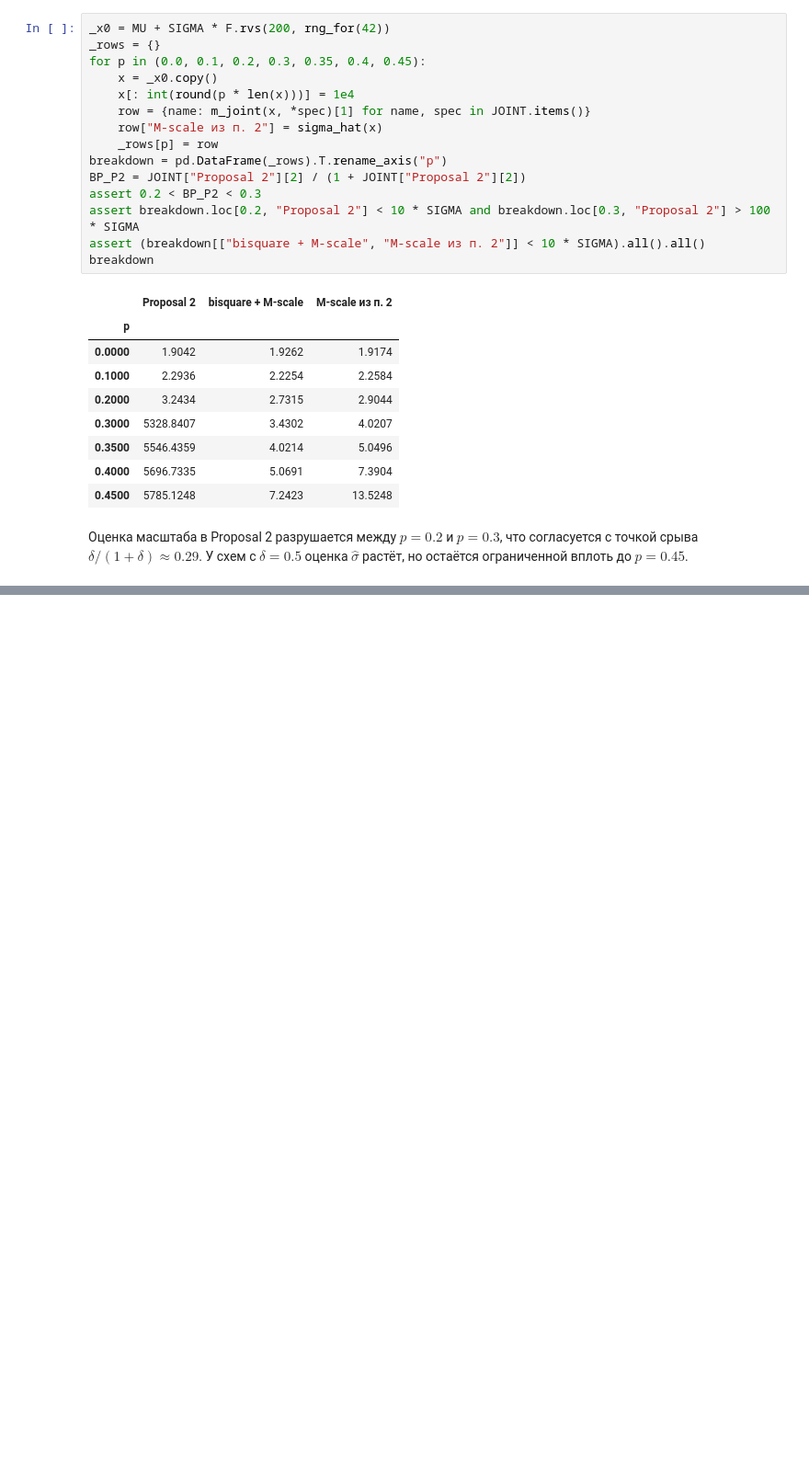
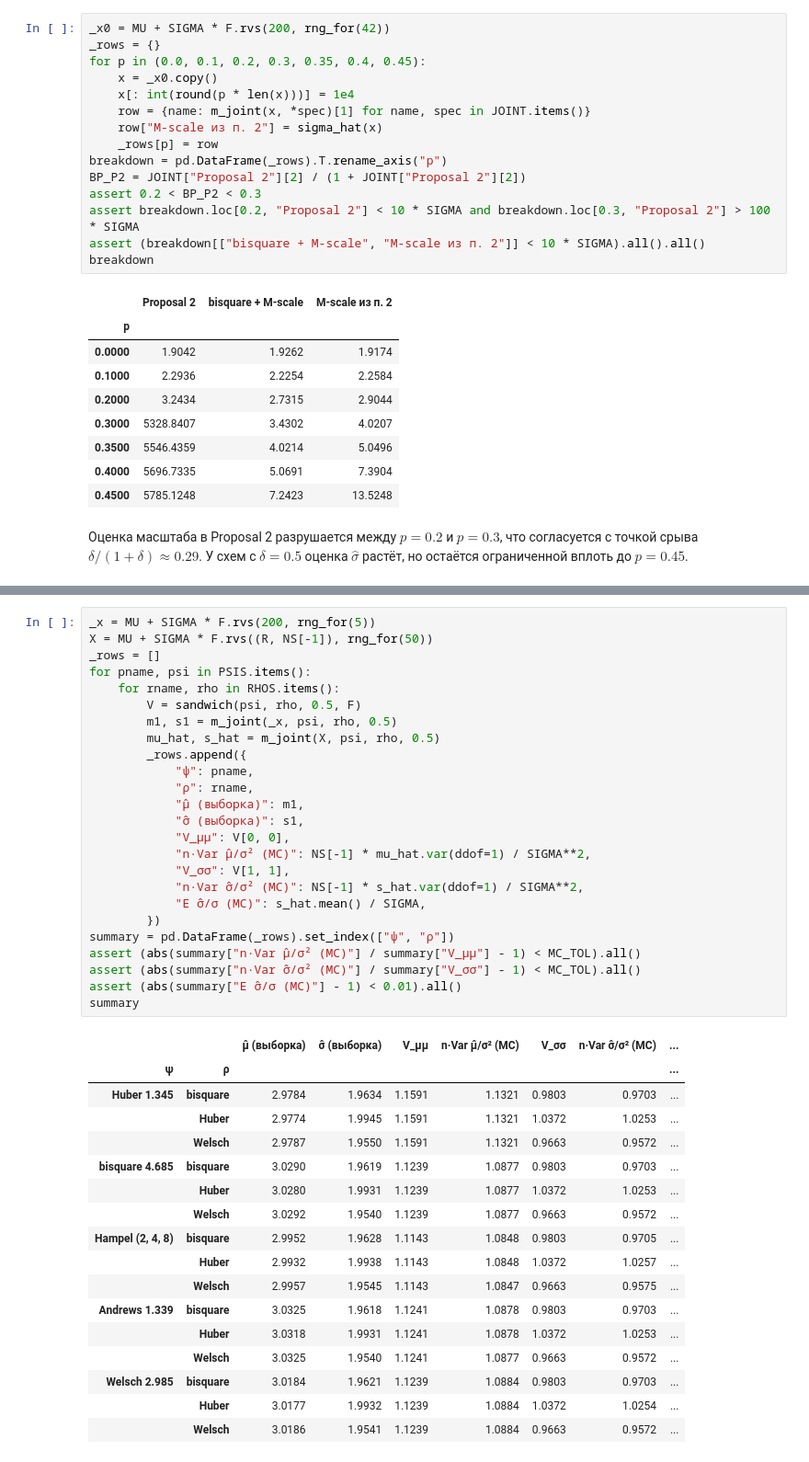
Before and after one commit to paulhowever/stata_ai_2026_WW, a Jupyter notebook: lab1.ipynb, the cells around one changed output, grey strips where cells are left out. Shown at 92% size. Saved outputs shown, nothing was run; the diff lists cells and outputs as text; blank space fills up the shorter version.

```diff
--- a/lab1.ipynb
+++ b/lab1.ipynb
@@ -787,0 +819,43 @@ breakdown
+# %%
+_x = MU + SIGMA * F.rvs(200, rng_for(5))
+X = MU + SIGMA * F.rvs((R, NS[-1]), rng_for(50))
+_rows = []
+for pname, psi in PSIS.items():
+    for rname, rho in RHOS.items():
+        V = sandwich(psi, rho, 0.5, F)
+        m1, s1 = m_joint(_x, psi, rho, 0.5)
+        mu_hat, s_hat = m_joint(X, psi, rho, 0.5)
+        _rows.append({
+            "ψ": pname,
+            "ρ": rname,
+            "μ̂ (выборка)": m1,
+            "σ̂ (выборка)": s1,
+            "V_μμ": V[0, 0],
+            "n·Var μ̂/σ² (MC)": NS[-1] * mu_hat.var(ddof=1) / SIGMA**2,
+            "V_σσ": V[1, 1],
+            "n·Var σ̂/σ² (MC)": NS[-1] * s_hat.var(ddof=1) / SIGMA**2,
+            "E σ̂/σ (MC)": s_hat.mean() / SIGMA,
+        })
+summary = pd.DataFrame(_rows).set_index(["ψ", "ρ"])
+assert (abs(summary["n·Var μ̂/σ² (MC)"] / summary["V_μμ"] - 1) < MC_TOL).all()
+assert (abs(summary["n·Var σ̂/σ² (MC)"] / summary["V_σσ"] - 1) < MC_TOL).all()
+assert (abs(summary["E σ̂/σ (MC)"] - 1) < 0.01).all()
+summary
+# %% [output]
+|  |  | μ̂ (выборка) | σ̂ (выборка) | V_μμ | n·Var μ̂/σ² (MC) | V_σσ | n·Var σ̂/σ² (MC) | ... |
+| ψ | ρ |  |  |  |  |  |  | ... |
+| Huber 1.345 | bisquare | 2.9784 | 1.9634 | 1.1591 | 1.1321 | 0.9803 | 0.9703 | ... |
+|  | Huber | 2.9774 | 1.9945 | 1.1591 | 1.1321 | 1.0372 | 1.0253 | ... |
+|  | Welsch | 2.9787 | 1.9550 | 1.1591 | 1.1321 | 0.9663 | 0.9572 | ... |
+| bisquare 4.685 | bisquare | 3.0290 | 1.9619 | 1.1239 | 1.0877 | 0.9803 | 0.9703 | ... |
+|  | Huber | 3.0280 | 1.9931 | 1.1239 | 1.0877 | 1.0372 | 1.0253 | ... |
+|  | Welsch | 3.0292 | 1.9540 | 1.1239 | 1.0877 | 0.9663 | 0.9572 | ... |
+| Hampel (2, 4, 8) | bisquare | 2.9952 | 1.9628 | 1.1143 | 1.0848 | 0.9803 | 0.9705 | ... |
+|  | Huber | 2.9932 | 1.9938 | 1.1143 | 1.0848 | 1.0372 | 1.0257 | ... |
+|  | Welsch | 2.9957 | 1.9545 | 1.1143 | 1.0847 | 0.9663 | 0.9575 | ... |
+| Andrews 1.339 | bisquare | 3.0325 | 1.9618 | 1.1241 | 1.0878 | 0.9803 | 0.9703 | ... |
+|  | Huber | 3.0318 | 1.9931 | 1.1241 | 1.0878 | 1.0372 | 1.0253 | ... |
+|  | Welsch | 3.0325 | 1.9540 | 1.1241 | 1.0877 | 0.9663 | 0.9572 | ... |
+| Welsch 2.985 | bisquare | 3.0184 | 1.9621 | 1.1239 | 1.0884 | 0.9803 | 0.9703 | ... |
+|  | Huber | 3.0177 | 1.9932 | 1.1239 | 1.0884 | 1.0372 | 1.0254 | ... |
+|  | Welsch | 3.0186 | 1.9541 | 1.1239 | 1.0884 | 0.9663 | 0.9572 | ... |
```
Also changed, not shown: parts of 4 cells of this notebook, 1 other file.
